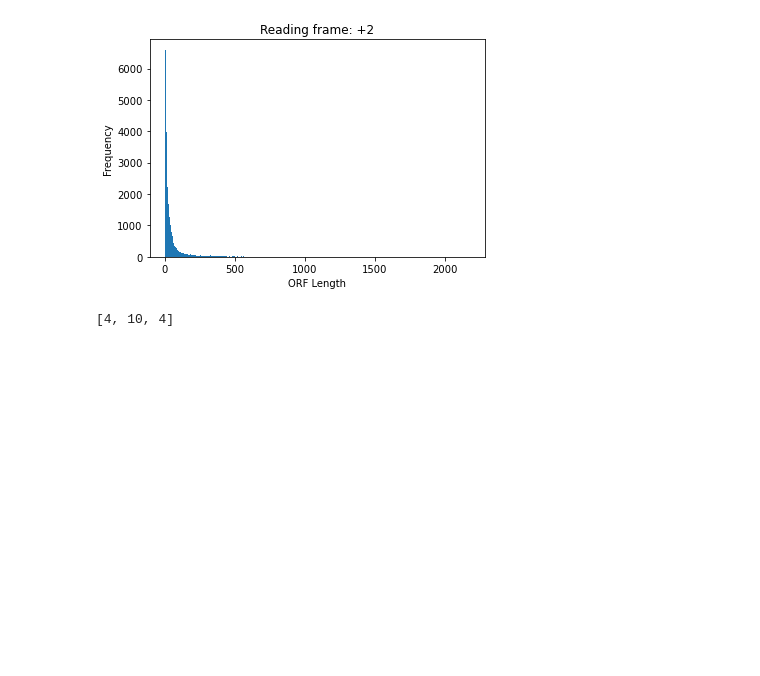
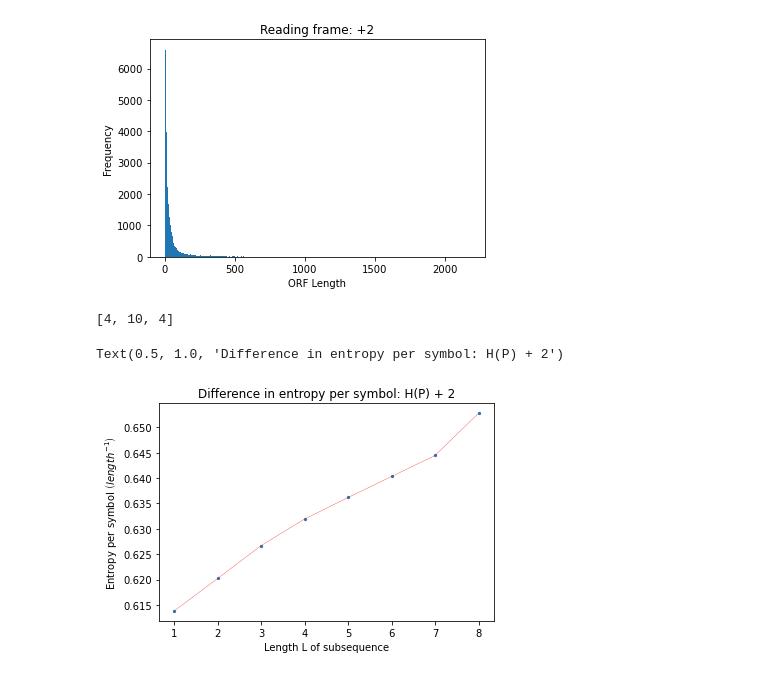
Before and after one commit to LordThunder333/LordThunder333---ph549-assignment1, a Jupyter notebook: ph549_as1_q5.ipynb, the cells around one changed output. Cells and saved outputs as stored; diff of their text form; code cells hidden in the pictures; blank space fills up the shorter version.

```diff
--- a/ph549_as1_q5.ipynb
+++ b/ph549_as1_q5.ipynb
@@ -111,3 +111,33 @@ for i in range(3):
 print(L[0][0:3])
 # %% [output]
 [4, 10, 4]
+# %%
+def entropy1(l): ## Naive-hypothesis
+    ## There are 4^{l} subsequences. Each occurs with probabiliter 4^{-l}. Therefore total entropy is -log_{2} 4^{l} = 2l --- Per symbols is -2
+    return -2
+def entropy2(l):
+    d={}
+    i=0
+    while i<len(s):
+        if s[i:i+l] in d:
+            d[s[i:i+l]]=d[s[i:i+l]]+1
+        else:
+            d[s[i:i+l]]=1
+        i=i+l
+    P=np.array(list(d.values()))
+    P=P/np.sum(P)
+    return -1*stats.entropy(P)/l
+# %%
+X=[1,2,3,4,5,6,7,8]
+H=[] ## List containing the entropies
+for x in X:
+    H.append(entropy2(x)-entropy1(x))
+# %%
+plt.scatter(X,H,s=5)
+plt.plot(X,H,lw=0.3,color='red')
+plt.xlabel("Length L of subsequence")
+plt.ylabel(r"Entropy per symbol $\left(length^{-1}\right)$")
+plt.title("Difference in entropy per symbol: H(P) + 2")
+# %% [output]
+Text(0.5, 1.0, 'Difference in entropy per symbol: H(P) + 2')
+[figure, added]
```
Also changed, not shown: parts of 1 cell of this notebook, 11 other files.
